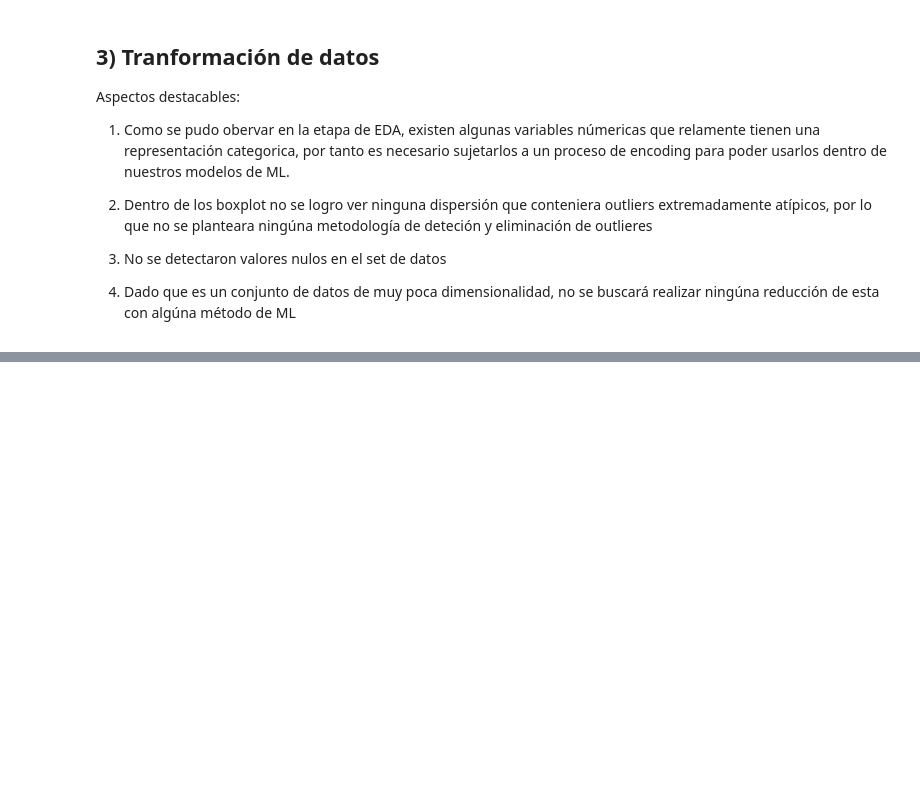
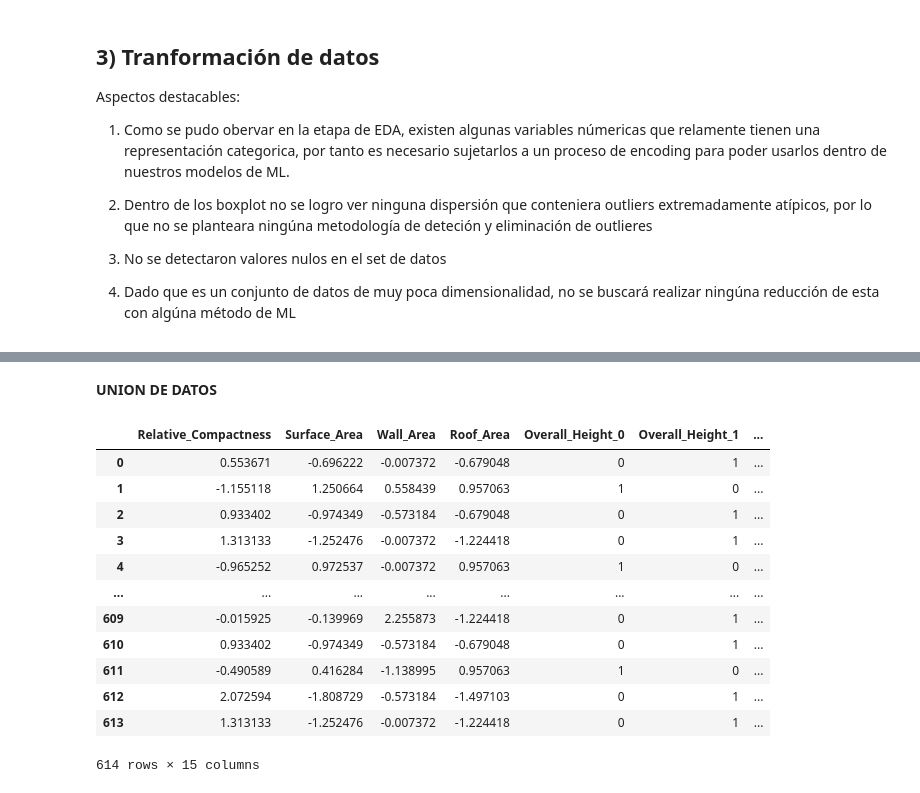
Before and after one commit to jmanuelc87/machine-learning-operations, a Jupyter notebook: mlops/notebooks/Experimental ML Process.ipynb, the cells around one changed output, grey strips where cells are left out. Cells and saved outputs as stored; diff of their text form; code cells hidden in the pictures; blank space fills up the shorter version.

```diff
--- a/mlops/notebooks/Experimental ML Process.ipynb
+++ b/mlops/notebooks/Experimental ML Process.ipynb
@@ -355,0 +356,22 @@ numeric_features.columns.to_list()
+# %% [markdown]
+**UNION DE DATOS**
+# %%
+# 1) Reseteo del indice de los pandas DF
+scaled_dataset.reset_index(drop=True, inplace=True)
+categorical_variables.reset_index(drop=True, inplace=True)
+X_train = pd.concat(objs=[scaled_dataset, categorical_variables], axis=1)
+X_train
+# %% [output]
+|  | Relative_Compactness | Surface_Area | Wall_Area | Roof_Area | Overall_Height_0 | Overall_Height_1 | ... |
+| 0 | 0.553671 | -0.696222 | -0.007372 | -0.679048 | 0 | 1 | ... |
+| 1 | -1.155118 | 1.250664 | 0.558439 | 0.957063 | 1 | 0 | ... |
+| 2 | 0.933402 | -0.974349 | -0.573184 | -0.679048 | 0 | 1 | ... |
+| 3 | 1.313133 | -1.252476 | -0.007372 | -1.224418 | 0 | 1 | ... |
+| 4 | -0.965252 | 0.972537 | -0.007372 | 0.957063 | 1 | 0 | ... |
+| ... | ... | ... | ... | ... | ... | ... | ... |
+| 609 | -0.015925 | -0.139969 | 2.255873 | -1.224418 | 0 | 1 | ... |
+| 610 | 0.933402 | -0.974349 | -0.573184 | -0.679048 | 0 | 1 | ... |
+| 611 | -0.490589 | 0.416284 | -1.138995 | 0.957063 | 1 | 0 | ... |
+| 612 | 2.072594 | -1.808729 | -0.573184 | -1.497103 | 0 | 1 | ... |
+| 613 | 1.313133 | -1.252476 | -0.007372 | -1.224418 | 0 | 1 | ... |
+614 rows × 15 columns
```
Also changed, not shown: parts of 19 cells of this notebook.
